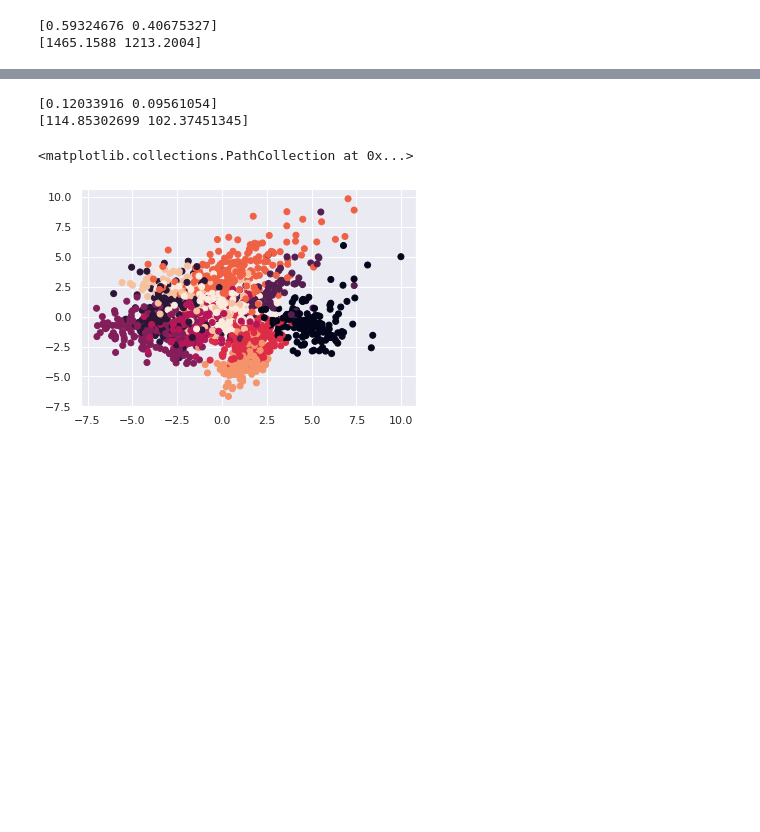
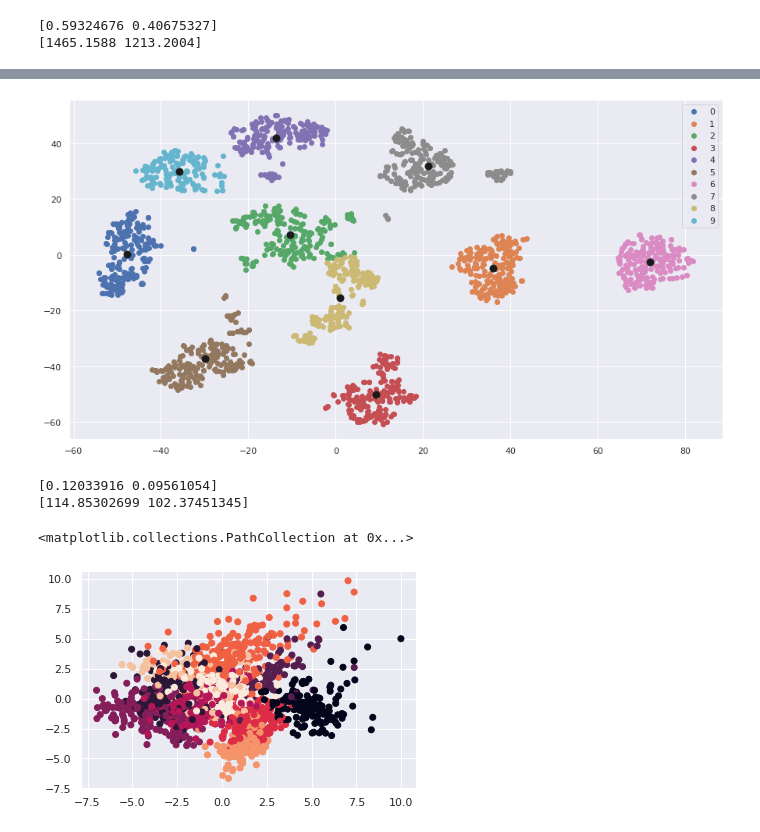
Before and after one commit to MyriamBou/clustering_with_K_means, a Jupyter notebook: clustering_with_K_means.ipynb, the cells around one changed output, grey strips where cells are left out. Cells and saved outputs as stored; diff of their text form; code cells hidden in the pictures; blank space fills up the shorter version.

```diff
--- a/clustering_with_K_means.ipynb
+++ b/clustering_with_K_means.ipynb
@@ -165 +270,20 @@ print (pca_tsne.singular_values_)
+# %%
+# Plotly Datas visualisation on tsne treated datas
+
+model3 = kmeans.fit_predict(digits_proj)
+
+centroids = kmeans.cluster_centers_
+unique_labels = np.unique (model3)
+
+# plot
+
+fig = plt.figure (1, figsize=(15,8))
+for i in unique_labels :
+    plt.scatter(digits_proj[model3  == i , 0 ], digits_proj[model3  == i , 1], label = i)
+
+plt.scatter(centroids[:,0], centroids [:,1], s=80, color = 'k')
+plt.legend()
+plt.show()
+# %% [output]
+[figure, added]
 # %%
```
Also changed, not shown: parts of 21 cells of this notebook, 1 other file.
